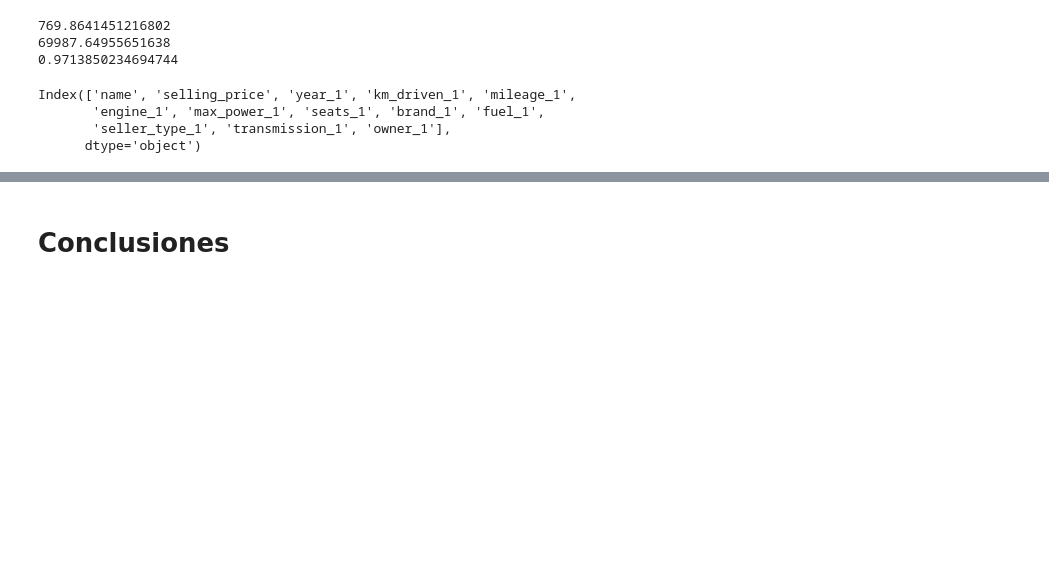
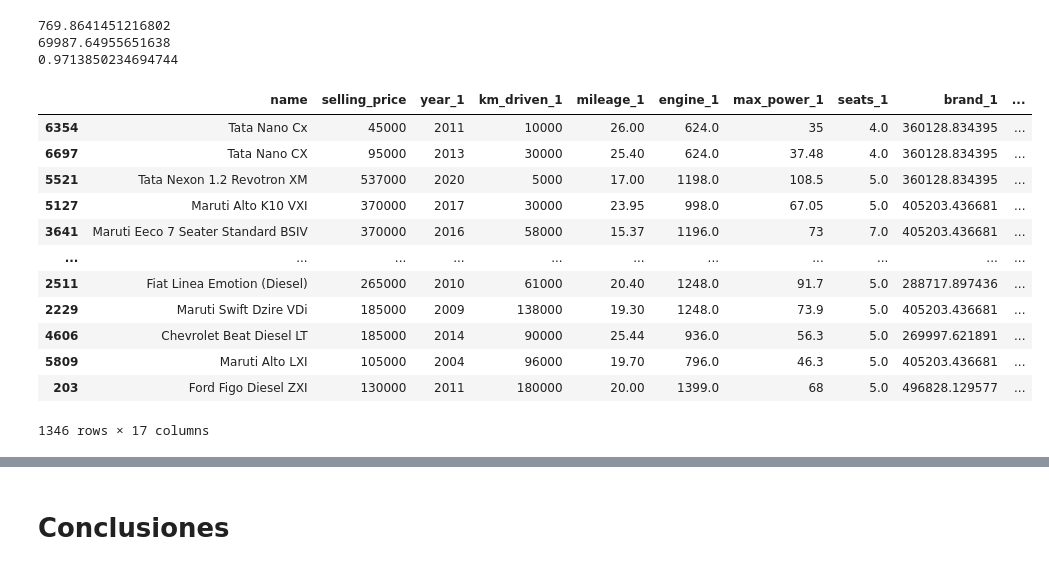
Before and after one commit to Chepados/regresion_coches, a Jupyter notebook: practica_regresion.ipynb, the cells around one changed output, grey strips where cells are left out. Cells and saved outputs as stored; diff of their text form; code cells hidden in the pictures; blank space fills up the shorter version.

```diff
--- a/practica_regresion.ipynb
+++ b/practica_regresion.ipynb
@@ -235,19 +235,28 @@ print (evs(y_test, reg.predict(X_test)))
 # %%
 df_resultados = test.loc[:, ['name', 'selling_price', 'year_1', 'km_driven_1', 'mileage_1',
        'engine_1', 'max_power_1', 'seats_1', 'brand_1', 'fuel_1',
        'seller_type_1', 'transmission_1', 'owner_1']]
 
 df_resultados["precio"] = df_resultados["selling_price"] * 0.011
 df_resultados["prediccion"] = reg.predict(X_test) * 0.011
 df_resultados["diferencia"] = (df_resultados["prediccion"] - df_resultados["precio"])
 df_resultados["rel_diferencia"] = (df_resultados["diferencia"] / df_resultados["precio"]) * 100
 
-test.columns
+df_resultados
 # %% [output]
+|  | name | selling_price | year_1 | km_driven_1 | mileage_1 | engine_1 | max_power_1 | seats_1 | brand_1 | ... |
+| 6354 | Tata Nano Cx | 45000 | 2011 | 10000 | 26.00 | 624.0 | 35 | 4.0 | 360128.834395 | ... |
+| 6697 | Tata Nano CX | 95000 | 2013 | 30000 | 25.40 | 624.0 | 37.48 | 4.0 | 360128.834395 | ... |
+| 5521 | Tata Nexon 1.2 Revotron XM | 537000 | 2020 | 5000 | 17.00 | 1198.0 | 108.5 | 5.0 | 360128.834395 | ... |
+| 5127 | Maruti Alto K10 VXI | 370000 | 2017 | 30000 | 23.95 | 998.0 | 67.05 | 5.0 | 405203.436681 | ... |
+| 3641 | Maruti Eeco 7 Seater Standard BSIV | 370000 | 2016 | 58000 | 15.37 | 1196.0 | 73 | 7.0 | 405203.436681 | ... |
+| ... | ... | ... | ... | ... | ... | ... | ... | ... | ... | ... |
+| 2511 | Fiat Linea Emotion (Diesel) | 265000 | 2010 | 61000 | 20.40 | 1248.0 | 91.7 | 5.0 | 288717.897436 | ... |
+| 2229 | Maruti Swift Dzire VDi | 185000 | 2009 | 138000 | 19.30 | 1248.0 | 73.9 | 5.0 | 405203.436681 | ... |
+| 4606 | Chevrolet Beat Diesel LT | 185000 | 2014 | 90000 | 25.44 | 936.0 | 56.3 | 5.0 | 269997.621891 | ... |
+| 5809 | Maruti Alto LXI | 105000 | 2004 | 96000 | 19.70 | 796.0 | 46.3 | 5.0 | 405203.436681 | ... |
+| 203 | Ford Figo Diesel ZXI | 130000 | 2011 | 180000 | 20.00 | 1399.0 | 68 | 5.0 | 496828.129577 | ... |
-Index(['name', 'selling_price', 'year_1', 'km_driven_1', 'mileage_1',
-       'engine_1', 'max_power_1', 'seats_1', 'brand_1', 'fuel_1',
-       'seller_type_1', 'transmission_1', 'owner_1'],
-      dtype='object')
+1346 rows × 17 columns
 # %%
 processed_df
 # %% [output]
```
Also changed, not shown: parts of 2 cells of this notebook, 1 other file.
